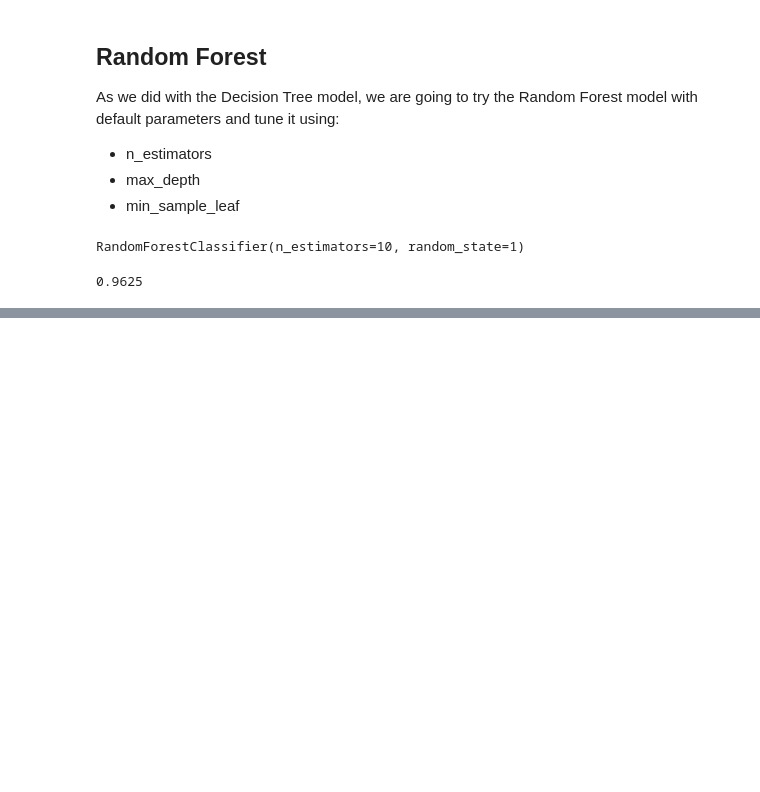
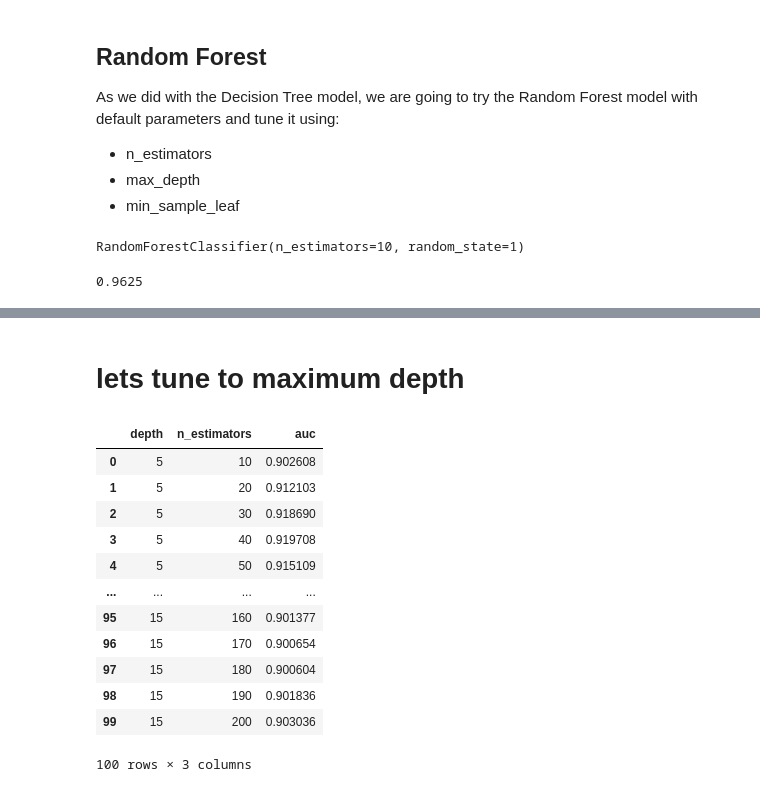
Before and after one commit to bonie99/Customer-Churn, a Jupyter notebook: Customer EDA.ipynb, the cells around one changed output, grey strips where cells are left out. Cells and saved outputs as stored; diff of their text form; code cells hidden in the pictures; blank space fills up the shorter version.

```diff
--- a/Customer EDA.ipynb
+++ b/Customer EDA.ipynb
@@ -810,0 +848,30 @@ accuracy_score(y_test, y_pred)
+# %% [markdown]
+# lets tune to maximum depth
+# %%
+scores = []
+
+for d in [5, 6, 7, 10, 15]:
+    for e in range(10, 201, 10):
+        rf = RandomForestClassifier(n_estimators=e, random_state=1, max_depth=d)
+        rf.fit(X_train, y_train)
+
+        y_pred = rf.predict_proba(X_test)[:,1]
+        auc = roc_auc_score(y_test, y_pred)
+        scores.append((d, e, auc))
+
+df_scores = pd.DataFrame(scores, columns=['depth', 'n_estimators', 'auc'])
+df_scores
+# %% [output]
+|  | depth | n_estimators | auc |
+| 0 | 5 | 10 | 0.902608 |
+| 1 | 5 | 20 | 0.912103 |
+| 2 | 5 | 30 | 0.918690 |
+| 3 | 5 | 40 | 0.919708 |
+| 4 | 5 | 50 | 0.915109 |
+| ... | ... | ... | ... |
+| 95 | 15 | 160 | 0.901377 |
+| 96 | 15 | 170 | 0.900654 |
+| 97 | 15 | 180 | 0.900604 |
+| 98 | 15 | 190 | 0.901836 |
+| 99 | 15 | 200 | 0.903036 |
+100 rows × 3 columns
```
Also changed, not shown: parts of 19 cells of this notebook.
